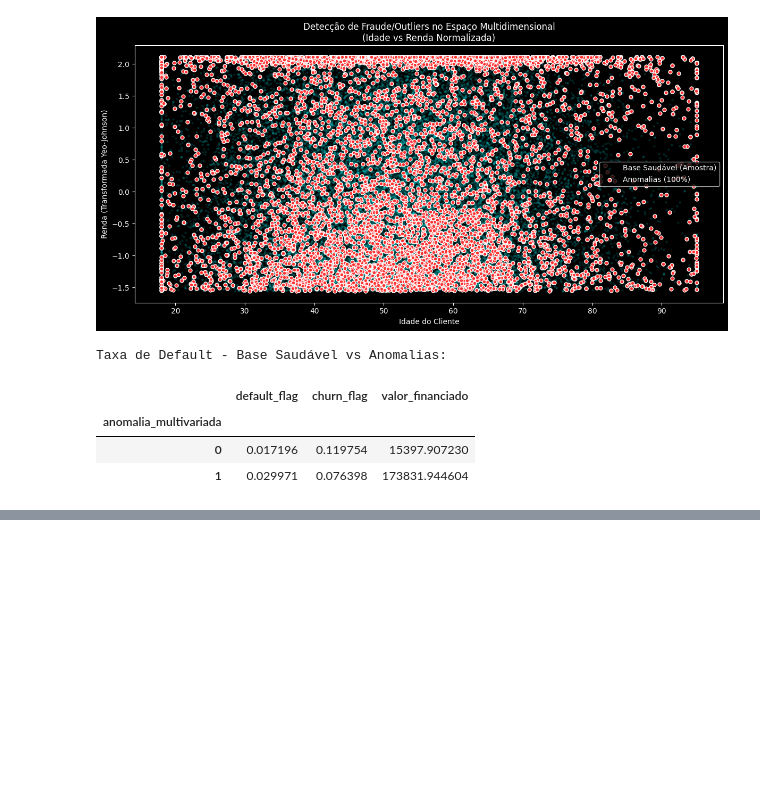
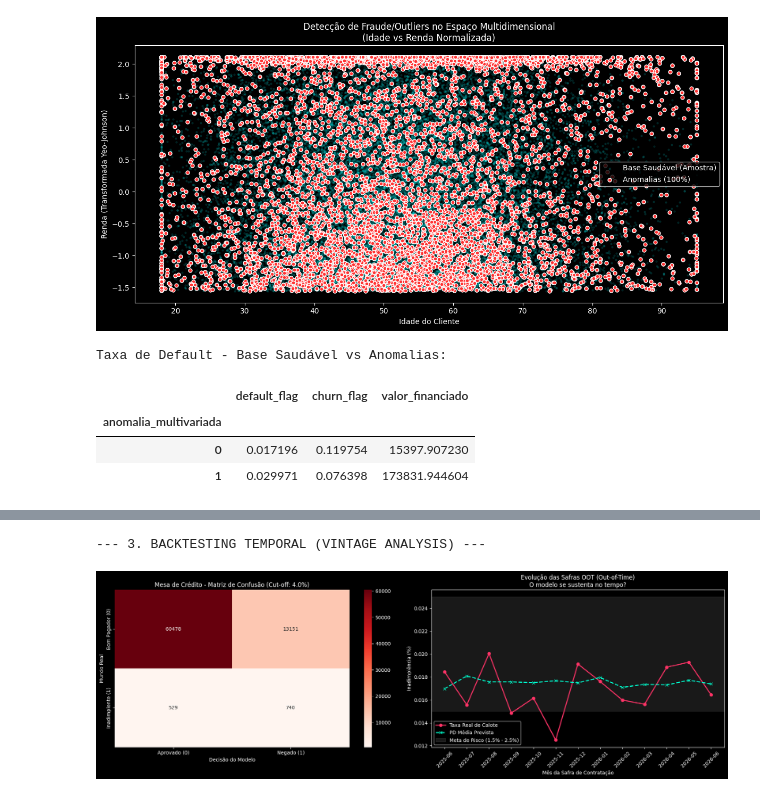
Before and after one commit to engineer-inks/ifrs9-financial-computer-ai, a Jupyter notebook: notebooks/01_estudo_clusters_portfolio.ipynb, the cells around one changed output, grey strips where cells are left out. Cells and saved outputs as stored; diff of their text form; code cells hidden in the pictures; blank space fills up the shorter version.

```diff
--- a/notebooks/01_estudo_clusters_portfolio.ipynb
+++ b/notebooks/01_estudo_clusters_portfolio.ipynb
@@ -345,0 +622,34 @@ Taxa de Default - Base Saudável vs Anomalias:
+# %%
+print("\n--- 3. BACKTESTING TEMPORAL (VINTAGE ANALYSIS) ---")
+
+# Vamos agrupar os contratos pelo MÊS de contratação
+test_df_results['mes_safra'] = test_df_results['data_contratacao'].dt.to_period('M')
+
+# Calculando a PD e a Taxa Real para cada Safra (Mês)
+backtest = test_df_results.groupby('mes_safra').agg(
+    Volume=('default_flag', 'count'),
+    Taxa_Real=('default_flag', 'mean'),
+    PD_Calibrada=('pd_calibrada_real', 'mean')
+).reset_index()
+
+# Convertendo de volta para string para o gráfico
+backtest['mes_safra'] = backtest['mes_safra'].astype(str)
+
+# Gráfico de Backtesting
+ax2.plot(backtest['mes_safra'], backtest['Taxa_Real'], marker='o', color='#ff3366', linewidth=2, label='Taxa Real de Calote')
+ax2.plot(backtest['mes_safra'], backtest['PD_Calibrada'], marker='x', linestyle='--', color='#00ffcc', linewidth=2, label='PD Média Prevista')
+
+# Sombreando a zona de "Risco Controlado" (Nossa meta inicial de ~2%)
+ax2.axhspan(0.015, 0.025, color='gray', alpha=0.2, label='Meta de Risco (1.5% - 2.5%)')
+
+ax2.set_title("Evolução das Safras OOT (Out-of-Time)\nO modelo se sustenta no tempo?")
+ax2.set_xlabel("Mês da Safra de Contratação")
+ax2.set_ylabel("Inadimplência (%)")
+ax2.tick_params(axis='x', rotation=45)
+ax2.legend()
+
+plt.tight_layout()
+plt.show()
+# %% [output]
+--- 3. BACKTESTING TEMPORAL (VINTAGE ANALYSIS) ---
+[figure, added]
```
Also changed, not shown: parts of 11 cells of this notebook, 2 other files.
